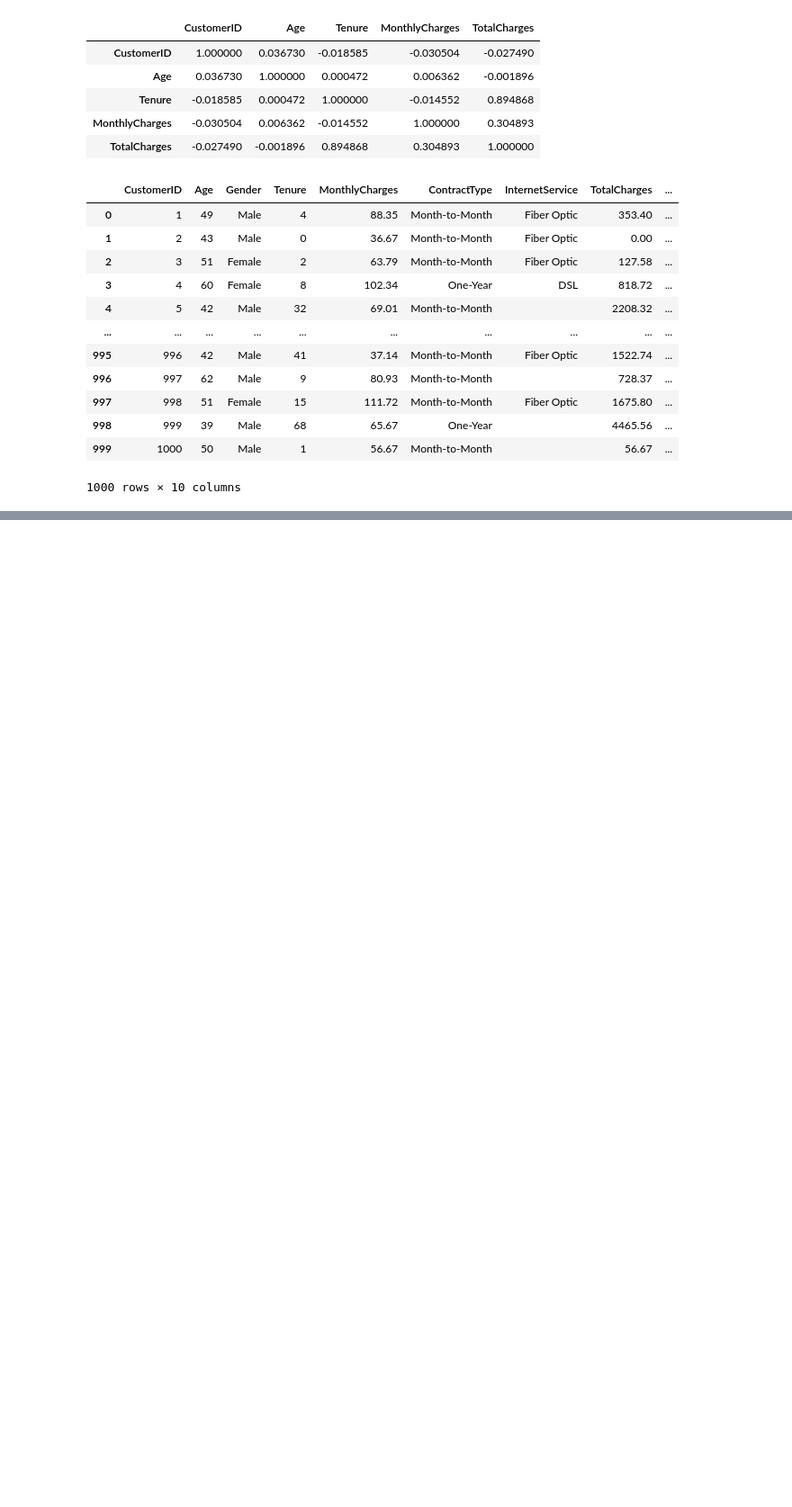
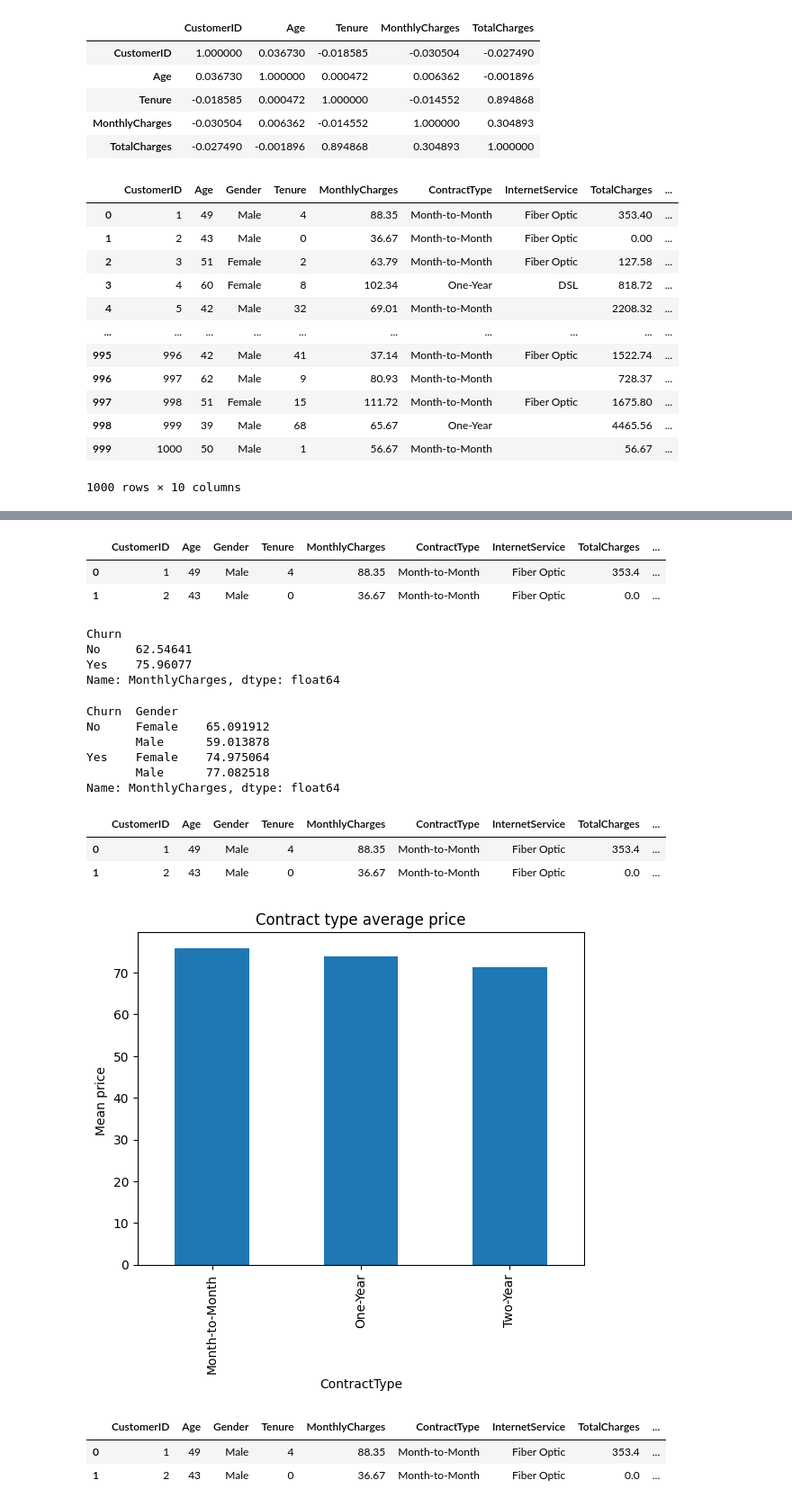
Before and after one commit to SharmiliVN/CustomerChurn, a Jupyter notebook: notebook.ipynb, the cells around one changed output, grey strips where cells are left out. Shown at 90% size. Drawn from its saved outputs; the diff is of its cells as text; code cells hidden in the pictures; blank space fills up the shorter version.

```diff
--- a/notebook.ipynb
+++ b/notebook.ipynb
@@ -111,0 +135,41 @@ df
+# %%
+df.head(2)
+# %% [output]
+|  | CustomerID | Age | Gender | Tenure | MonthlyCharges | ContractType | InternetService | TotalCharges | ... |
+| 0 | 1 | 49 | Male | 4 | 88.35 | Month-to-Month | Fiber Optic | 353.4 | ... |
+| 1 | 2 | 43 | Male | 0 | 36.67 | Month-to-Month | Fiber Optic | 0.0 | ... |
+# %%
+df.groupby("Churn")["MonthlyCharges"].mean()
+# %% [output]
+Churn
+No     62.54641
+Yes    75.96077
+Name: MonthlyCharges, dtype: float64
+# %%
+df.groupby(["Churn","Gender"])["MonthlyCharges"].mean()
+# %% [output]
+Churn  Gender
+No     Female    65.091912
+       Male      59.013878
+Yes    Female    74.975064
+       Male      77.082518
+Name: MonthlyCharges, dtype: float64
+# %%
+df.head(2)
+# %% [output]
+|  | CustomerID | Age | Gender | Tenure | MonthlyCharges | ContractType | InternetService | TotalCharges | ... |
+| 0 | 1 | 49 | Male | 4 | 88.35 | Month-to-Month | Fiber Optic | 353.4 | ... |
+| 1 | 2 | 43 | Male | 0 | 36.67 | Month-to-Month | Fiber Optic | 0.0 | ... |
+# %%
+df.groupby("ContractType")["MonthlyCharges"].mean().plot(kind="bar")
+plt.ylabel("Mean price ")
+plt.title("Contract type average price")
+plt.show()
+# %% [output]
+[figure, added]
+# %%
+df.head(2)
+# %% [output]
+|  | CustomerID | Age | Gender | Tenure | MonthlyCharges | ContractType | InternetService | TotalCharges | ... |
+| 0 | 1 | 49 | Male | 4 | 88.35 | Month-to-Month | Fiber Optic | 353.4 | ... |
+| 1 | 2 | 43 | Male | 0 | 36.67 | Month-to-Month | Fiber Optic | 0.0 | ... |
```
Also changed, not shown: parts of 18 cells of this notebook.
